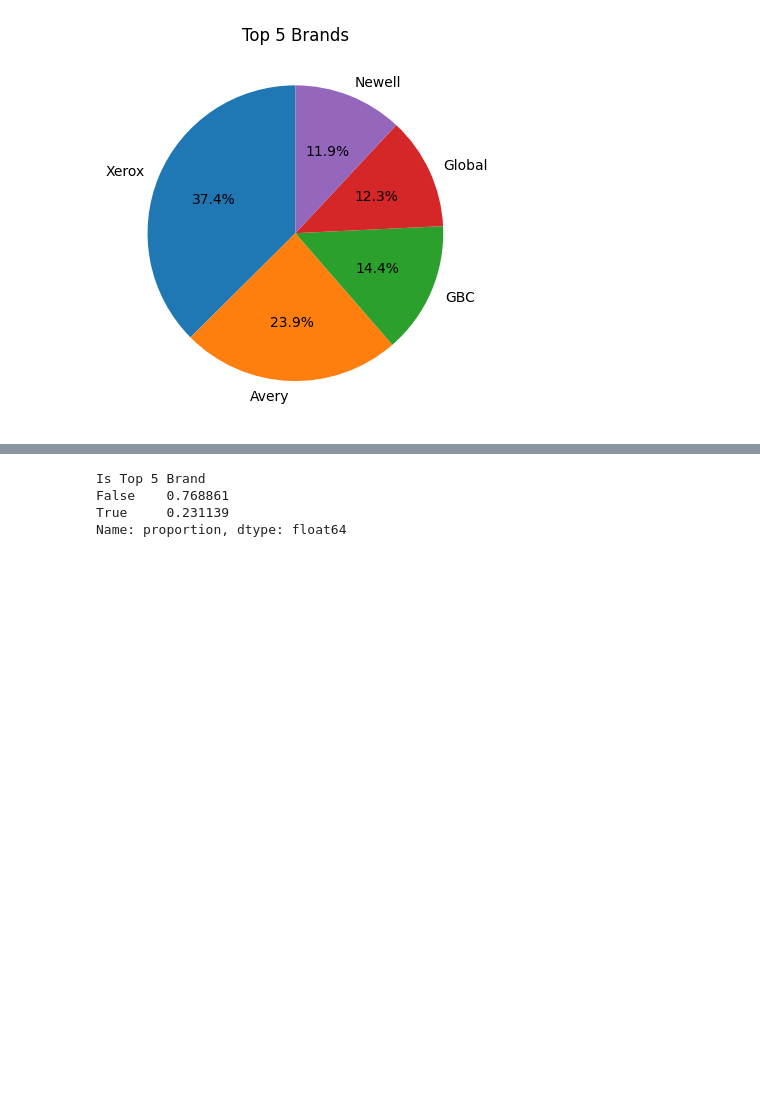
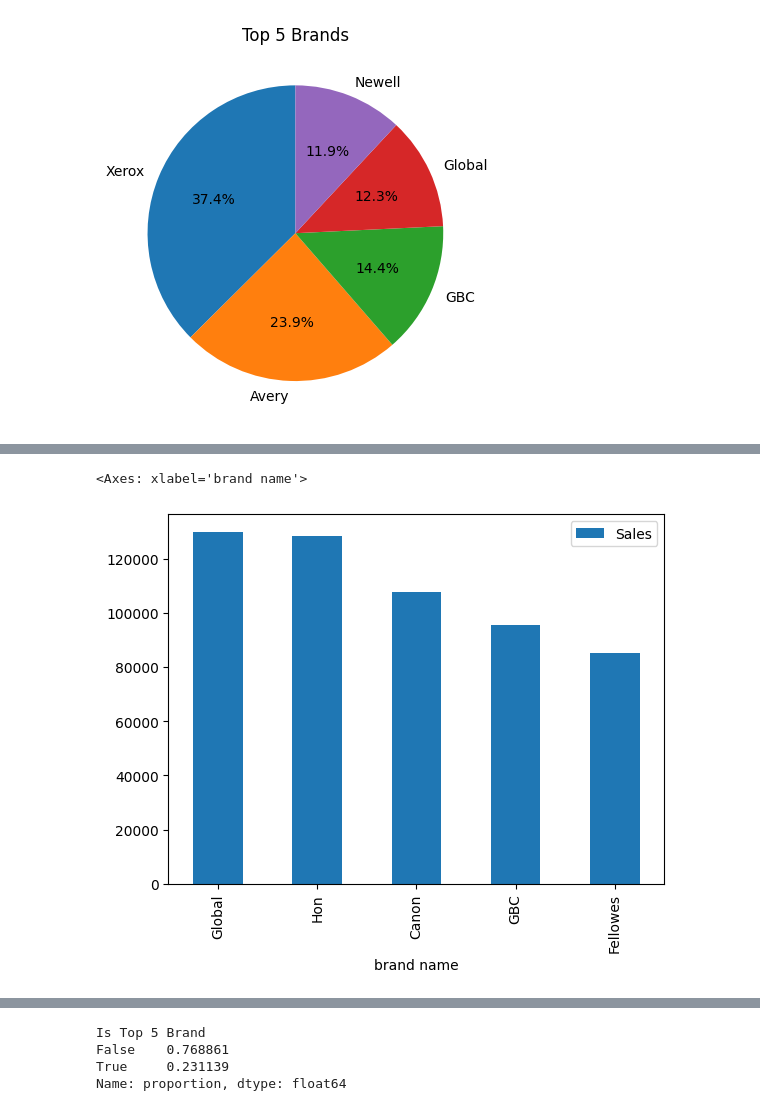
Before and after one commit to manipuppeteer/Data-Analysis-Project-DataCraft, a Jupyter notebook: superstore_sales/sales_analyis.ipynb, the cells around one changed output, grey strips where cells are left out. Cells and saved outputs as stored; diff of their text form; code cells hidden in the pictures; blank space fills up the shorter version.

```diff
--- a/superstore_sales/sales_analyis.ipynb
+++ b/superstore_sales/sales_analyis.ipynb
@@ -393,0 +411,6 @@ df['Product Name'].str.split().str[0].value_counts().head(5).plot(
+# %%
+df.groupby('brand name').agg({'Sales':'sum'}).sort_values(by='Sales', ascending=False).head(5).plot(
+    kind = 'bar')
+# %% [output]
+<Axes: xlabel='brand name'>
+[figure, added]
```
Also changed, not shown: parts of 19 cells of this notebook, 12 other files.
